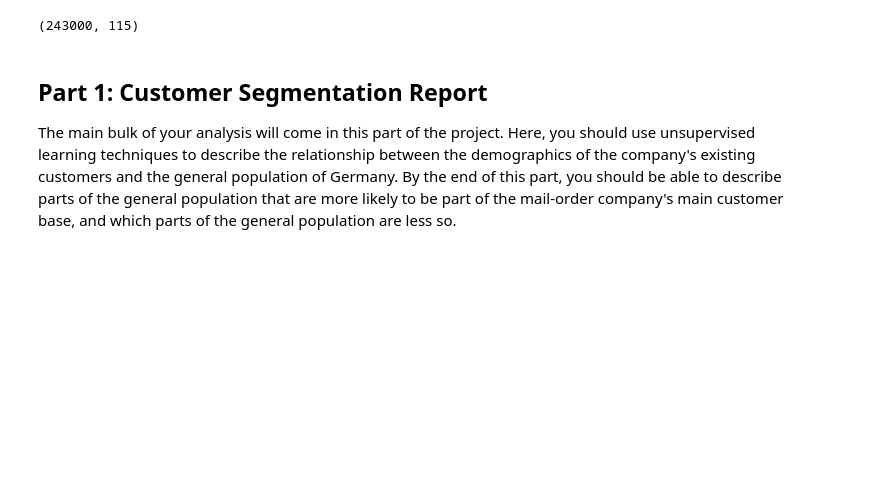
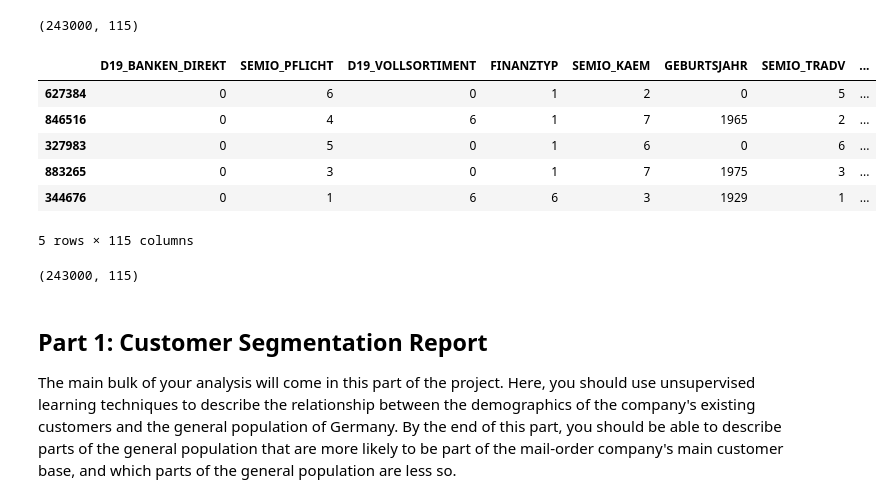
Before and after one commit to Sonia-Herrera/Arvato-Project-Workbook, a Jupyter notebook: Arvato Project Workbook.ipynb, the cells around one changed output. Drawn from its saved outputs; the diff is of its cells as text; code cells hidden in the pictures; blank space fills up the shorter version.

```diff
--- a/Arvato Project Workbook.ipynb
+++ b/Arvato Project Workbook.ipynb
@@ -300,6 +300,20 @@ df_clean_agg = df_clean_agg[list_int_col]
 df_clean_agg.shape
 # %% [output]
 (243000, 115)
+# %%
+df_clean_agg.head()
+# %% [output]
+|  | D19_BANKEN_DIREKT | SEMIO_PFLICHT | D19_VOLLSORTIMENT | FINANZTYP | SEMIO_KAEM | GEBURTSJAHR | SEMIO_TRADV | ... |
+| 627384 | 0 | 6 | 0 | 1 | 2 | 0 | 5 | ... |
+| 846516 | 0 | 4 | 6 | 1 | 7 | 1965 | 2 | ... |
+| 327983 | 0 | 5 | 0 | 1 | 6 | 0 | 6 | ... |
+| 883265 | 0 | 3 | 0 | 1 | 7 | 1975 | 3 | ... |
+| 344676 | 0 | 1 | 6 | 6 | 3 | 1929 | 1 | ... |
+5 rows × 115 columns
+# %%
+df_clean_agg.shape
+# %% [output]
+(243000, 115)
 # %% [markdown]
 ## Part 1: Customer Segmentation Report
 
```
Also changed, not shown: parts of 5 cells of this notebook.
